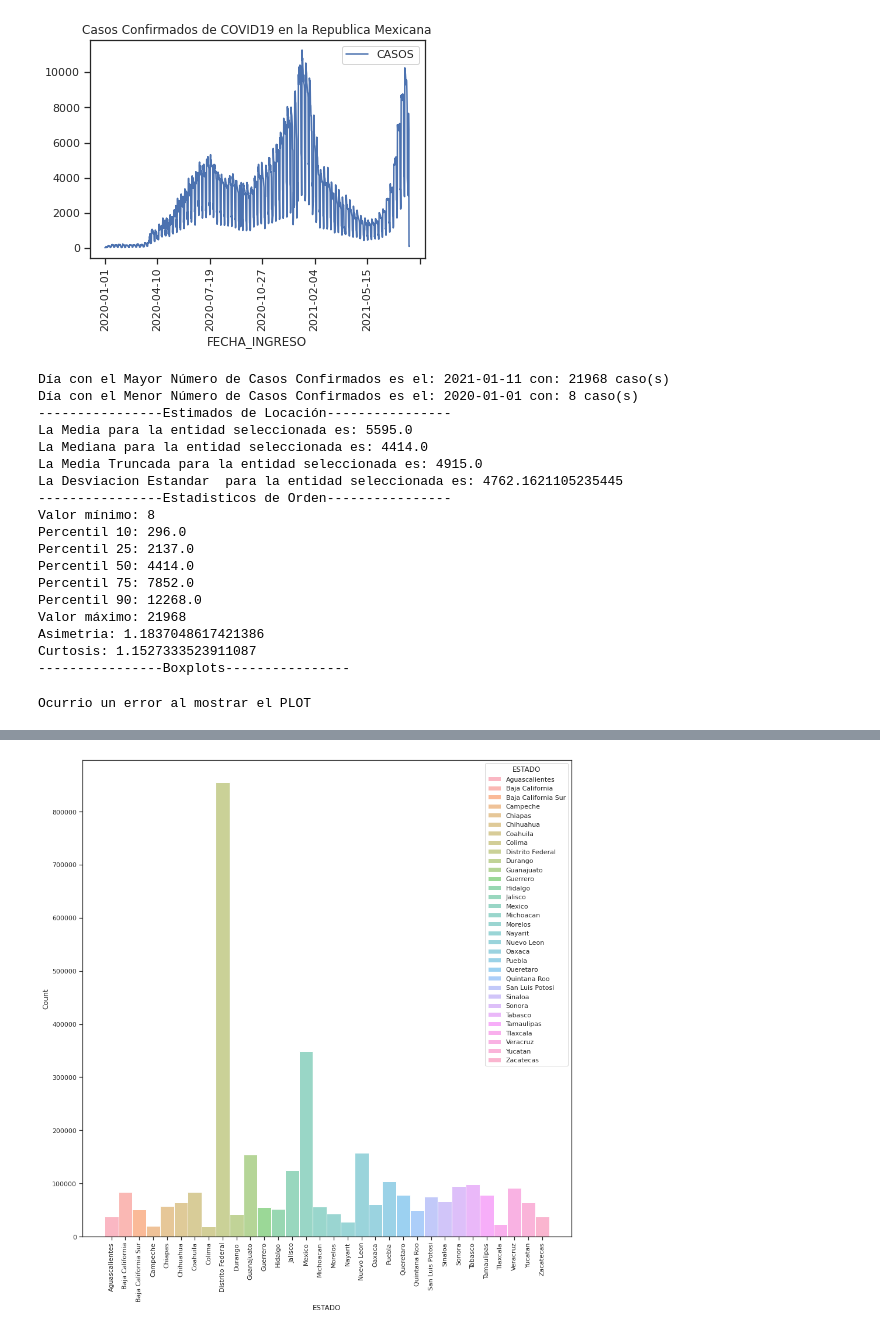
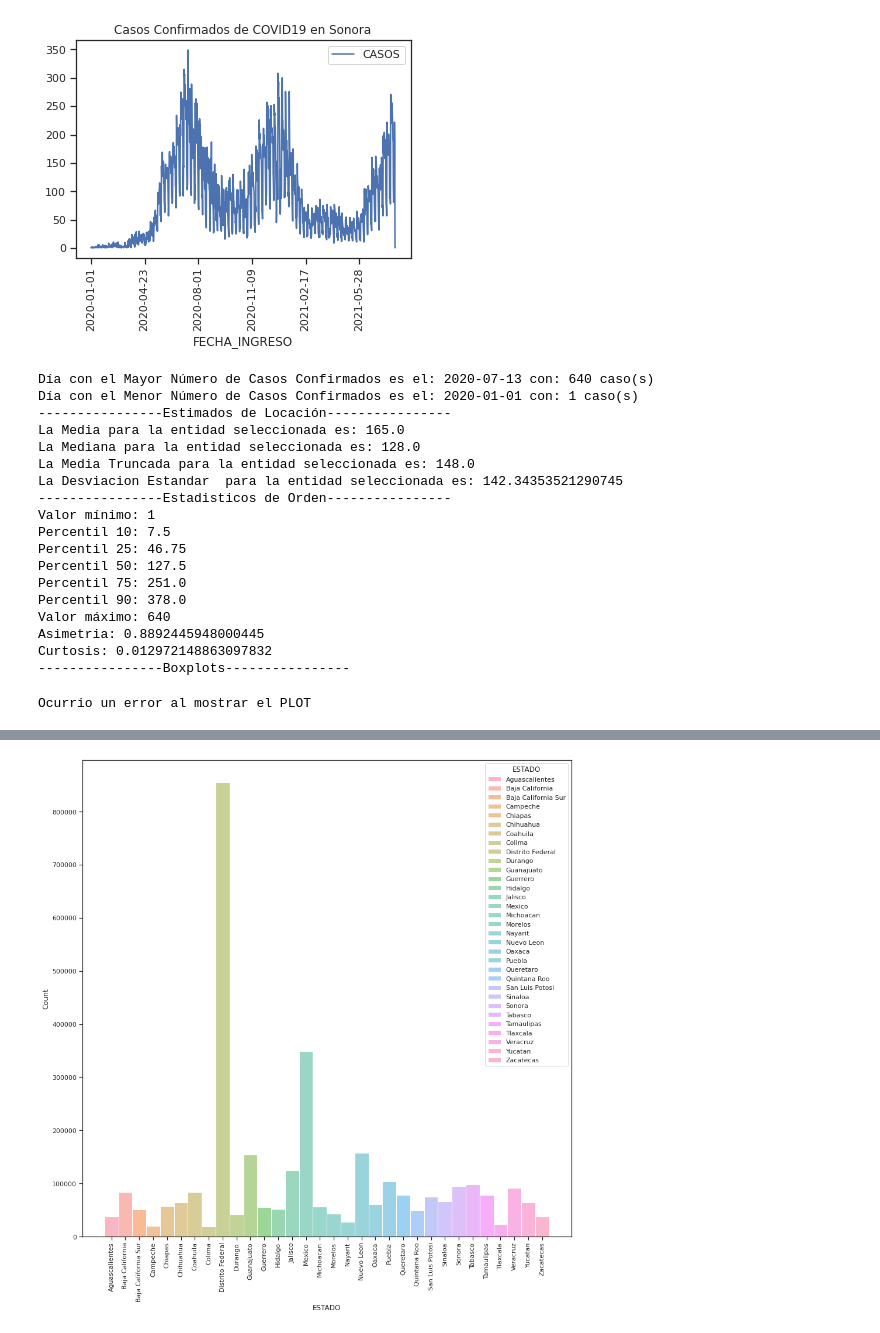
Before and after one commit to jfmaramburo/BEDU_COVID19, a Jupyter notebook: COVID19_leerMYSQL_MostrarAnalisis.ipynb, the cells around one changed output, grey strips where cells are left out. Drawn from its saved outputs; the diff is of its cells as text; code cells hidden in the pictures.

```diff
--- a/COVID19_leerMYSQL_MostrarAnalisis.ipynb
+++ b/COVID19_leerMYSQL_MostrarAnalisis.ipynb
@@ -275,25 +275,25 @@ def muestra_info(entidad_res):
     return
 # %%
 #Obtiene Datos
-muestra_info(0)
+muestra_info(26)
 # %% [output]
-[figure, old version]
+[figure, new version]
-Día con el Mayor Número de Casos Confirmados es el: 2021-01-11 con: 21968 caso(s)
-Día con el Menor Número de Casos Confirmados es el: 2020-01-01 con: 8 caso(s)
+Día con el Mayor Número de Casos Confirmados es el: 2020-07-13 con: 640 caso(s)
+Día con el Menor Número de Casos Confirmados es el: 2020-01-01 con: 1 caso(s)
 ----------------Estimados de Locación----------------
-La Media para la entidad seleccionada es: 5595.0
-La Mediana para la entidad seleccionada es: 4414.0
-La Media Truncada para la entidad seleccionada es: 4915.0
-La Desviacion Estandar  para la entidad seleccionada es: 4762.1621105235445
+La Media para la entidad seleccionada es: 165.0
+La Mediana para la entidad seleccionada es: 128.0
+La Media Truncada para la entidad seleccionada es: 148.0
+La Desviacion Estandar  para la entidad seleccionada es: 142.34353521290745
 ----------------Estadisticos de Orden----------------
-Valor mínimo: 8
-Percentil 10: 296.0
-Percentil 25: 2137.0
-Percentil 50: 4414.0
-Percentil 75: 7852.0
-Percentil 90: 12268.0
-Valor máximo: 21968
-Asimetria: 1.1837048617421386
-Curtosis: 1.1527333523911087
+Valor mínimo: 1
+Percentil 10: 7.5
+Percentil 25: 46.75
+Percentil 50: 127.5
+Percentil 75: 251.0
+Percentil 90: 378.0
+Valor máximo: 640
+Asimetria: 0.8892445948000445
+Curtosis: 0.012972148863097832
 ----------------Boxplots----------------
 Ocurrio un error al mostrar el PLOT
```
Also changed, not shown: parts of 2 cells of this notebook.
